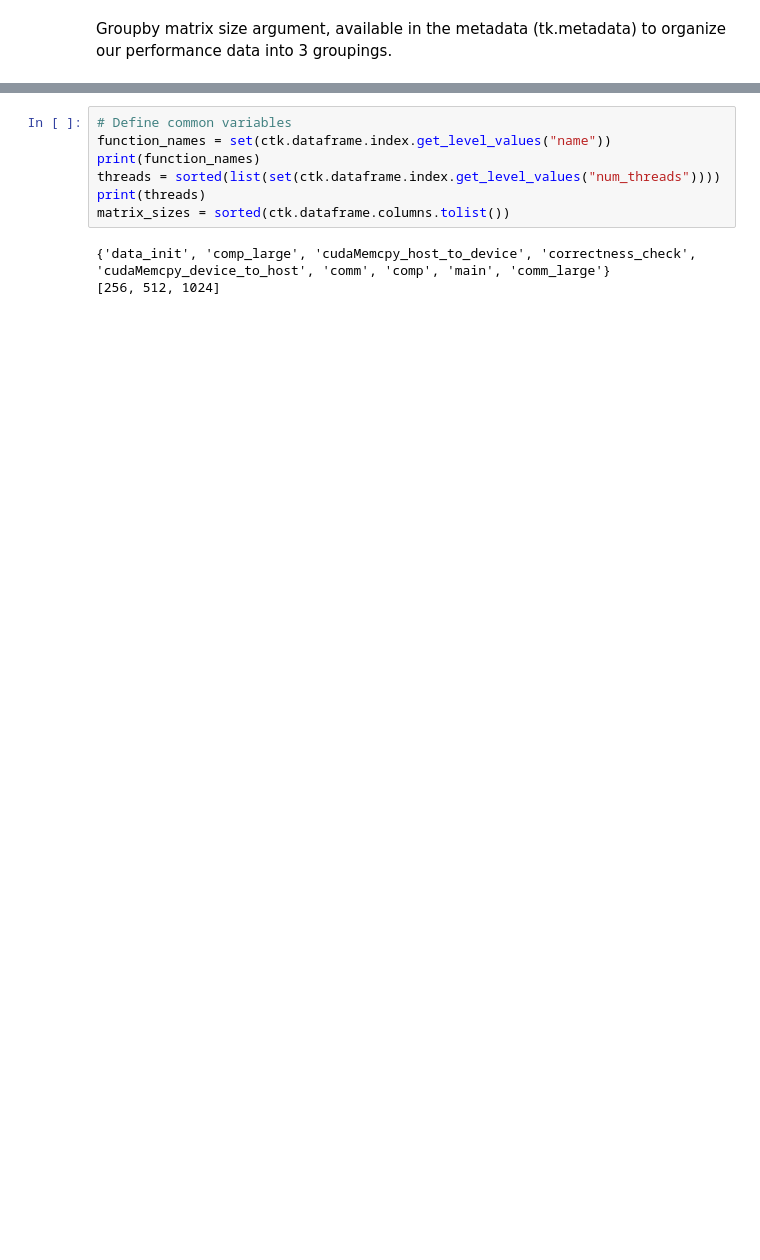
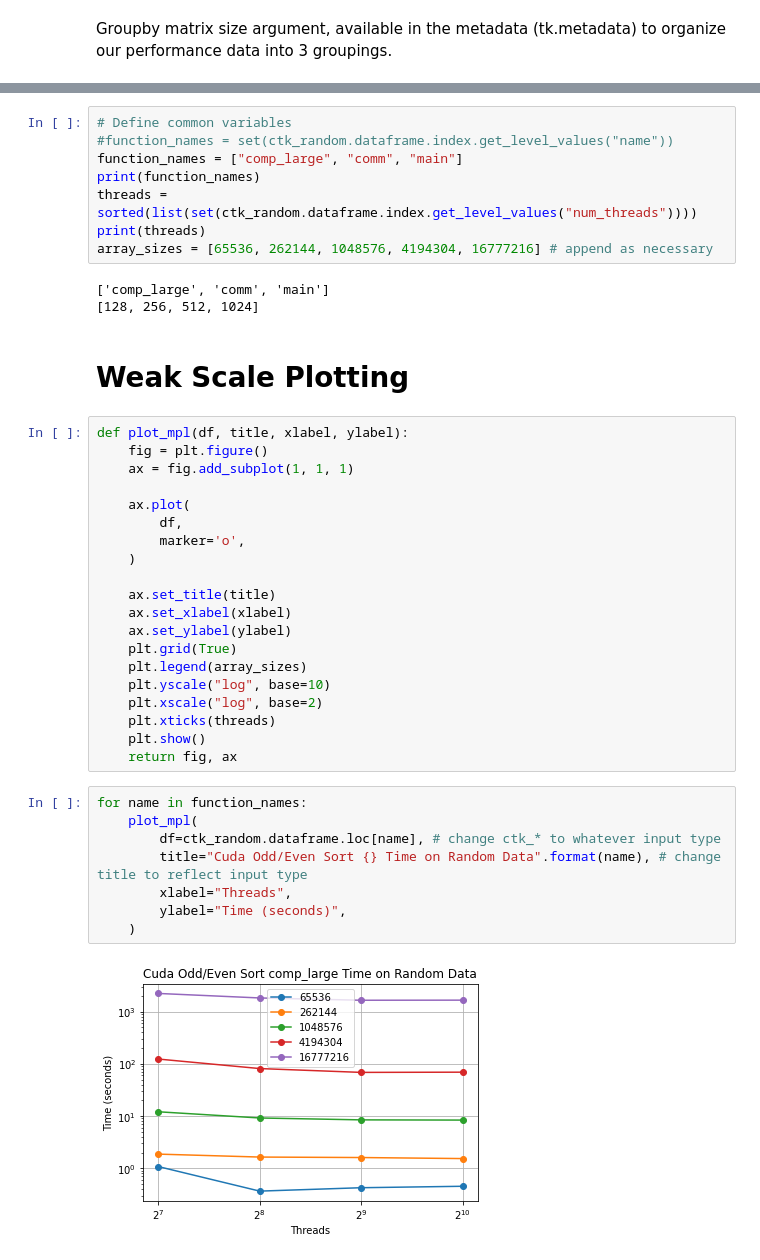
Before and after one commit to EricHaddad/435-Project, a Jupyter notebook: OddEvenSort Cuda Implementation/cuda_notebook.ipynb, the cells around one changed output, grey strips where cells are left out. Cells and saved outputs as stored; diff of their text form; blank space fills up the shorter version.

```diff
--- a/OddEvenSort Cuda Implementation/cuda_notebook.ipynb
+++ b/OddEvenSort Cuda Implementation/cuda_notebook.ipynb
@@ -154,10 +130,43 @@ ctk.dataframe
 # %%
 # Define common variables
-function_names = set(ctk.dataframe.index.get_level_values("name"))
+#function_names = set(ctk_random.dataframe.index.get_level_values("name"))
+function_names = ["comp_large", "comm", "main"]
 print(function_names)
-threads = sorted(list(set(ctk.dataframe.index.get_level_values("num_threads"))))
+threads = sorted(list(set(ctk_random.dataframe.index.get_level_values("num_threads"))))
 print(threads)
-matrix_sizes = sorted(ctk.dataframe.columns.tolist())
+array_sizes = [65536, 262144, 1048576, 4194304, 16777216] # append as necessary
 # %% [output]
-{'data_init', 'comp_large', 'cudaMemcpy_host_to_device', 'correctness_check', 'cudaMemcpy_device_to_host', 'comm', 'comp', 'main', 'comm_large'}
-[256, 512, 1024]
+['comp_large', 'comm', 'main']
+[128, 256, 512, 1024]
+# %% [markdown]
+# Weak Scale Plotting
+# %%
+def plot_mpl(df, title, xlabel, ylabel):
+    fig = plt.figure()
+    ax = fig.add_subplot(1, 1, 1)
+
+    ax.plot(
+        df,
+        marker='o',
+    )
+
+    ax.set_title(title)
+    ax.set_xlabel(xlabel)
+    ax.set_ylabel(ylabel)
+    plt.grid(True)
+    plt.legend(array_sizes)
+    plt.yscale("log", base=10)
+    plt.xscale("log", base=2)
+    plt.xticks(threads)
+    plt.show()
+    return fig, ax
+# %%
+for name in function_names:
+    plot_mpl(
+        df=ctk_random.dataframe.loc[name], # change ctk_* to whatever input type
+        title="Cuda Odd/Even Sort {} Time on Random Data".format(name), # change title to reflect input type
+        xlabel="Threads",
+        ylabel="Time (seconds)",
+    )
+# %% [output]
+[figure, added]
```
Also changed, not shown: parts of 31 cells of this notebook.
